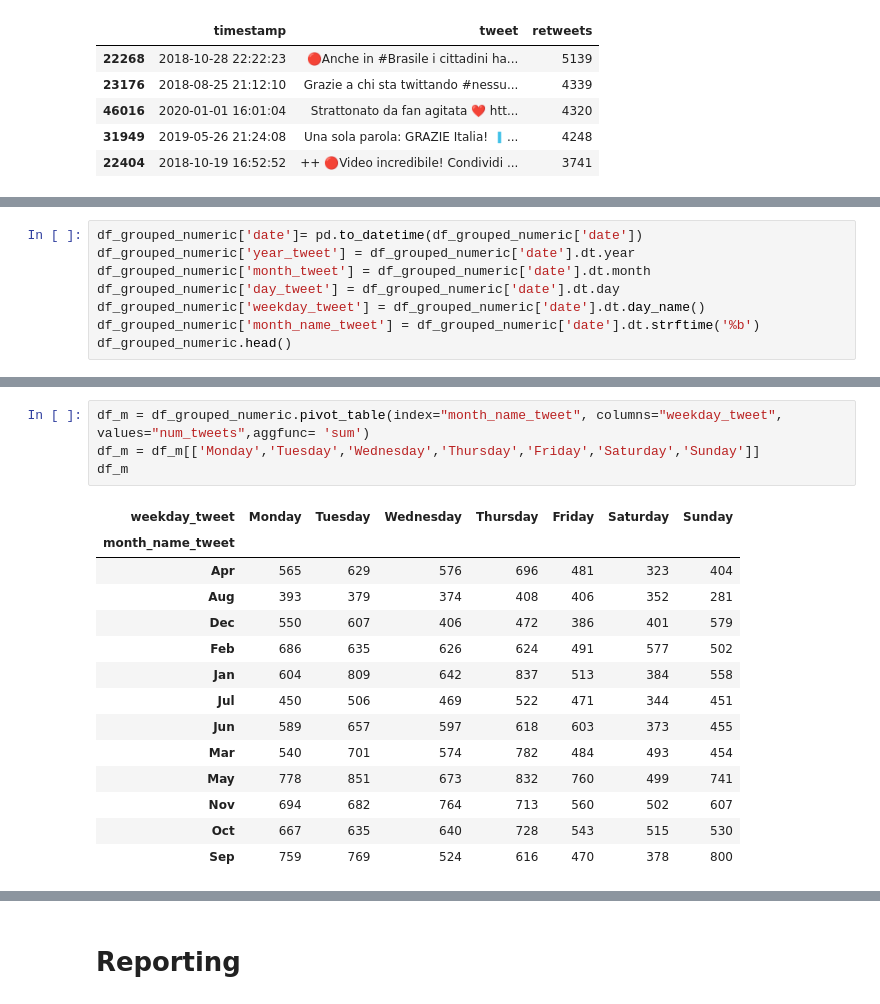
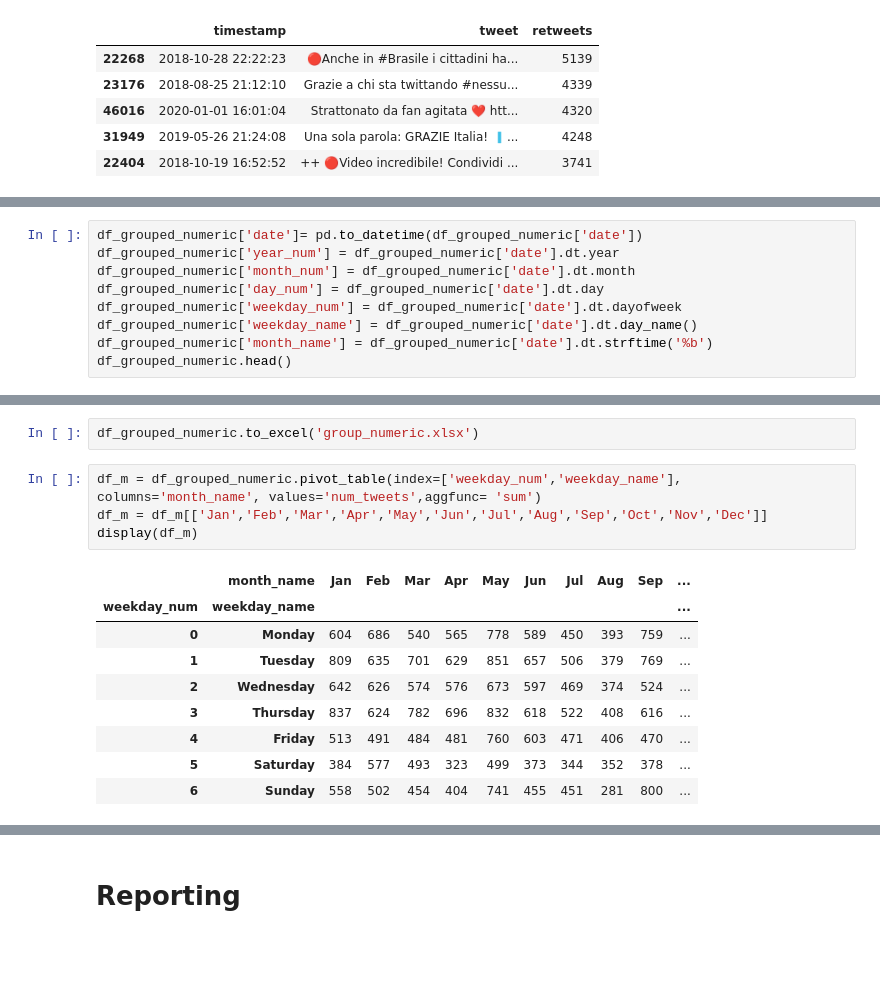
Before and after one commit to airaghidavide/Twitter-profile-analysis, a Jupyter notebook: notebook/Tweet_Analysis_Salvini.ipynb, the cells around one changed output, grey strips where cells are left out. Drawn from its saved outputs; the diff is of its cells as text; blank space fills up the shorter version.

```diff
--- a/notebook/Tweet_Analysis_Salvini.ipynb
+++ b/notebook/Tweet_Analysis_Salvini.ipynb
@@ -249,9 +237,10 @@ df_most_liked
 # %%
 df_grouped_numeric['date']= pd.to_datetime(df_grouped_numeric['date'])
-df_grouped_numeric['year_tweet'] = df_grouped_numeric['date'].dt.year
-df_grouped_numeric['month_tweet'] = df_grouped_numeric['date'].dt.month
-df_grouped_numeric['day_tweet'] = df_grouped_numeric['date'].dt.day
-df_grouped_numeric['weekday_tweet'] = df_grouped_numeric['date'].dt.day_name()
-df_grouped_numeric['month_name_tweet'] = df_grouped_numeric['date'].dt.strftime('%b')
+df_grouped_numeric['year_num'] = df_grouped_numeric['date'].dt.year
+df_grouped_numeric['month_num'] = df_grouped_numeric['date'].dt.month
+df_grouped_numeric['day_num'] = df_grouped_numeric['date'].dt.day
+df_grouped_numeric['weekday_num'] = df_grouped_numeric['date'].dt.dayofweek
+df_grouped_numeric['weekday_name'] = df_grouped_numeric['date'].dt.day_name()
+df_grouped_numeric['month_name'] = df_grouped_numeric['date'].dt.strftime('%b')
 df_grouped_numeric.head()
 # %% [output]
@@ -264,19 +253,16 @@ df_grouped_numeric.head()
+# %%
+df_grouped_numeric.to_excel('group_numeric.xlsx')
 # %%
-df_m = df_grouped_numeric.pivot_table(index="month_name_tweet", columns="weekday_tweet", values="num_tweets",aggfunc= 'sum')
-df_m = df_m[['Monday','Tuesday','Wednesday','Thursday','Friday','Saturday','Sunday']]
-df_m
+df_m = df_grouped_numeric.pivot_table(index=['weekday_num','weekday_name'], columns='month_name', values='num_tweets',aggfunc= 'sum')
+df_m = df_m[['Jan','Feb','Mar','Apr','May','Jun','Jul','Aug','Sep','Oct','Nov','Dec']]
+display(df_m)
 # %% [output]
-| weekday_tweet | Monday | Tuesday | Wednesday | Thursday | Friday | Saturday | Sunday |
-| month_name_tweet |  |  |  |  |  |  |  |
-| Apr | 565 | 629 | 576 | 696 | 481 | 323 | 404 |
-| Aug | 393 | 379 | 374 | 408 | 406 | 352 | 281 |
-| Dec | 550 | 607 | 406 | 472 | 386 | 401 | 579 |
-| Feb | 686 | 635 | 626 | 624 | 491 | 577 | 502 |
-| Jan | 604 | 809 | 642 | 837 | 513 | 384 | 558 |
-| Jul | 450 | 506 | 469 | 522 | 471 | 344 | 451 |
-| Jun | 589 | 657 | 597 | 618 | 603 | 373 | 455 |
-| Mar | 540 | 701 | 574 | 782 | 484 | 493 | 454 |
-| May | 778 | 851 | 673 | 832 | 760 | 499 | 741 |
-| Nov | 694 | 682 | 764 | 713 | 560 | 502 | 607 |
-| Oct | 667 | 635 | 640 | 728 | 543 | 515 | 530 |
-| Sep | 759 | 769 | 524 | 616 | 470 | 378 | 800 |
+|  | month_name | Jan | Feb | Mar | Apr | May | Jun | Jul | Aug | Sep | ... |
+| weekday_num | weekday_name |  |  |  |  |  |  |  |  |  | ... |
+| 0 | Monday | 604 | 686 | 540 | 565 | 778 | 589 | 450 | 393 | 759 | ... |
+| 1 | Tuesday | 809 | 635 | 701 | 629 | 851 | 657 | 506 | 379 | 769 | ... |
+| 2 | Wednesday | 642 | 626 | 574 | 576 | 673 | 597 | 469 | 374 | 524 | ... |
+| 3 | Thursday | 837 | 624 | 782 | 696 | 832 | 618 | 522 | 408 | 616 | ... |
+| 4 | Friday | 513 | 491 | 484 | 481 | 760 | 603 | 471 | 406 | 470 | ... |
+| 5 | Saturday | 384 | 577 | 493 | 323 | 499 | 373 | 344 | 352 | 378 | ... |
+| 6 | Sunday | 558 | 502 | 454 | 404 | 741 | 455 | 451 | 281 | 800 | ... |
```
Also changed, not shown: parts of 14 cells of this notebook.
